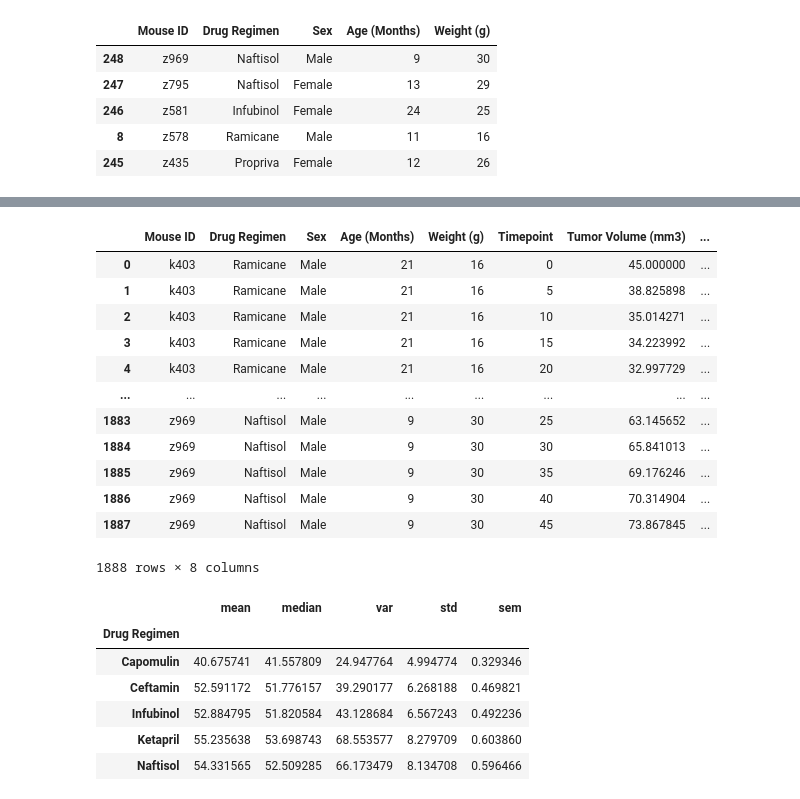
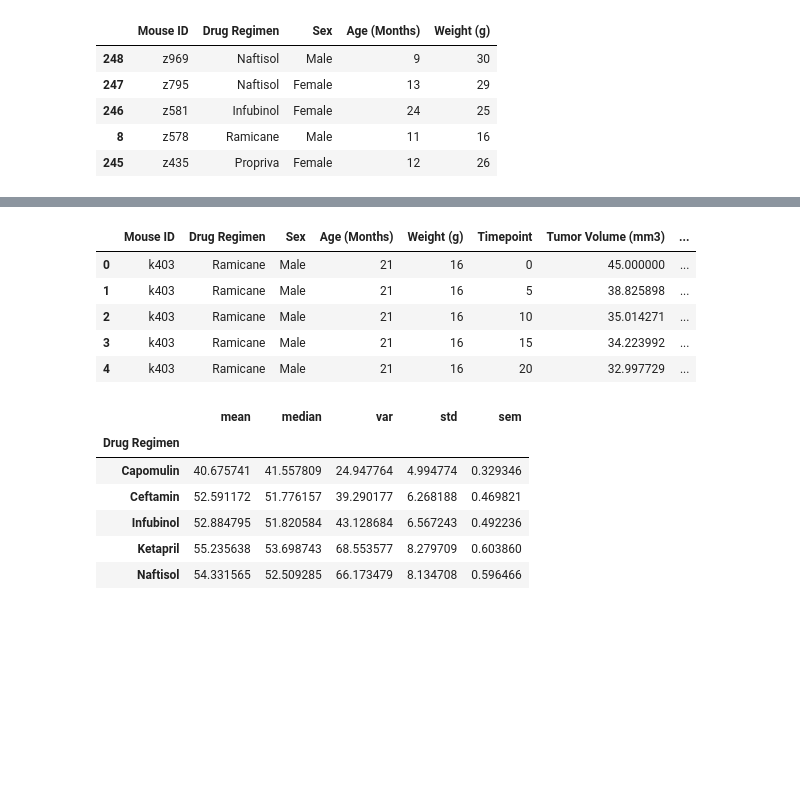
Before and after one commit to kplam624/Mice-Drug-Analysis, a Jupyter notebook: Submission/main.ipynb, the cells around one changed output, grey strips where cells are left out. Saved outputs shown, nothing was run; the diff lists cells and outputs as text; code cells hidden in the pictures; blank space fills up the shorter version.

```diff
--- a/Submission/main.ipynb
+++ b/Submission/main.ipynb
@@ -91,21 +91,15 @@ r604    1
 Name: Mouse ID, Length: 249, dtype: int64
 # %%
+# Combining the two data frames together
 combined_table_df = pd.merge(mouse_df, result_clean_df, on = "Mouse ID")
-combined_table_df
+combined_table_df.head()
 # %% [output]
 |  | Mouse ID | Drug Regimen | Sex | Age (Months) | Weight (g) | Timepoint | Tumor Volume (mm3) | ... |
 | 0 | k403 | Ramicane | Male | 21 | 16 | 0 | 45.000000 | ... |
 | 1 | k403 | Ramicane | Male | 21 | 16 | 5 | 38.825898 | ... |
 | 2 | k403 | Ramicane | Male | 21 | 16 | 10 | 35.014271 | ... |
 | 3 | k403 | Ramicane | Male | 21 | 16 | 15 | 34.223992 | ... |
 | 4 | k403 | Ramicane | Male | 21 | 16 | 20 | 32.997729 | ... |
-| ... | ... | ... | ... | ... | ... | ... | ... | ... |
-| 1883 | z969 | Naftisol | Male | 9 | 30 | 25 | 63.145652 | ... |
-| 1884 | z969 | Naftisol | Male | 9 | 30 | 30 | 65.841013 | ... |
-| 1885 | z969 | Naftisol | Male | 9 | 30 | 35 | 69.176246 | ... |
-| 1886 | z969 | Naftisol | Male | 9 | 30 | 40 | 70.314904 | ... |
-| 1887 | z969 | Naftisol | Male | 9 | 30 | 45 | 73.867845 | ... |
-1888 rows × 8 columns
 # %%
 # Summary table by drug regimen
 
```
Also changed, not shown: parts of 5 cells of this notebook.
